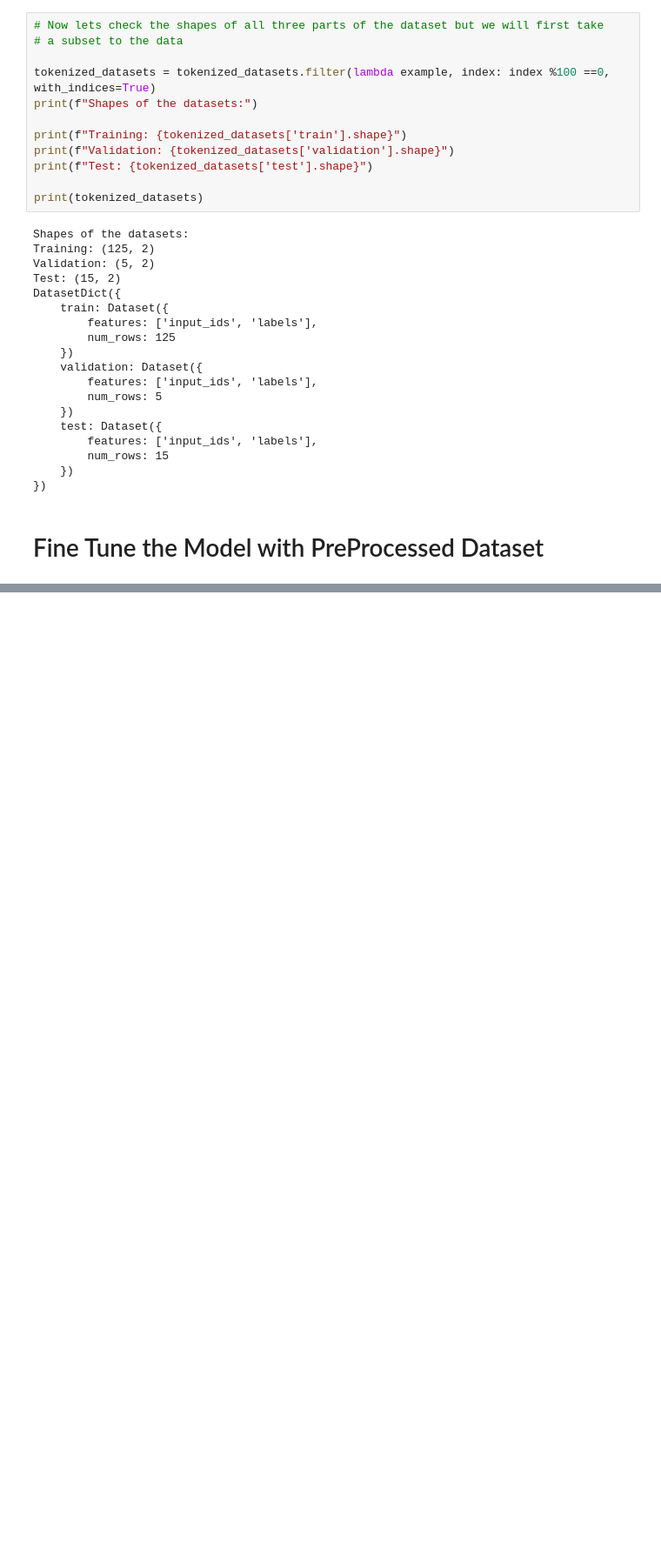
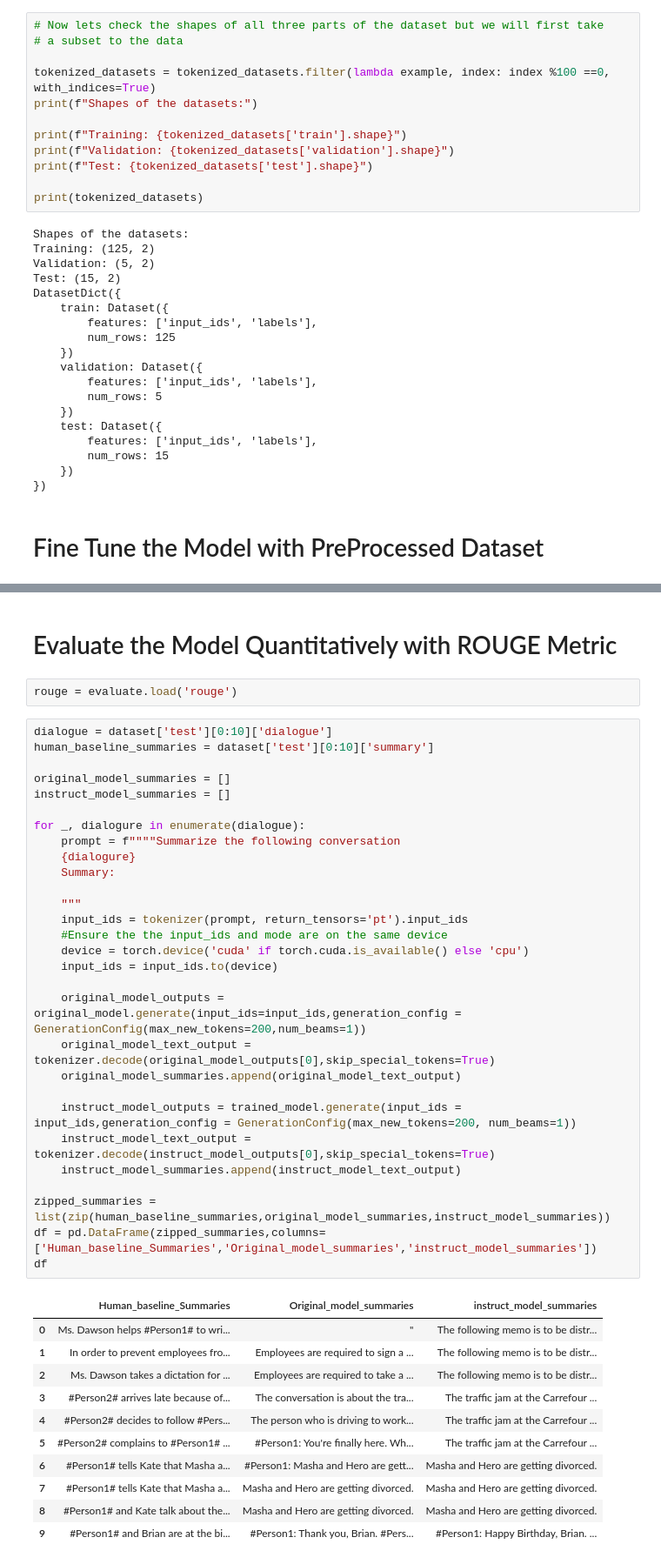
Before and after one commit to code4geoai/llm, a Jupyter notebook: FineTuning1.ipynb, the cells around one changed output, grey strips where cells are left out. Shown at 87% size. Saved outputs shown, nothing was run; the diff lists cells and outputs as text; blank space fills up the shorter version.

Commit message:
Instruction base Fine Tuning Completed, Next is PEFT

```diff
--- a/FineTuning1.ipynb
+++ b/FineTuning1.ipynb
@@ -245,0 +293,45 @@ trained_model = AutoModelForSeq2SeqLM.from_pretrained(trained_model_dir)
+# %% [markdown]
+# Evaluate the Model Quantitatively with ROUGE Metric
+# %%
+rouge = evaluate.load('rouge')
+# %%
+dialogue = dataset['test'][0:10]['dialogue']
+human_baseline_summaries = dataset['test'][0:10]['summary']
+
+original_model_summaries = []
+instruct_model_summaries = []
+
+for _, dialogure in enumerate(dialogue):
+    prompt = f""""Summarize the following conversation
+    {dialogure}
+    Summary:
+
+    """
+    input_ids = tokenizer(prompt, return_tensors='pt').input_ids
+    #Ensure the the input_ids and mode are on the same device
+    device = torch.device('cuda' if torch.cuda.is_available() else 'cpu')
+    input_ids = input_ids.to(device)
+
+    original_model_outputs = original_model.generate(input_ids=input_ids,generation_config = GenerationConfig(max_new_tokens=200,num_beams=1))
+    original_model_text_output = tokenizer.decode(original_model_outputs[0],skip_special_tokens=True)
+    original_model_summaries.append(original_model_text_output)
+
+    instruct_model_outputs = trained_model.generate(input_ids = input_ids,generation_config = GenerationConfig(max_new_tokens=200, num_beams=1))
+    instruct_model_text_output = tokenizer.decode(instruct_model_outputs[0],skip_special_tokens=True)
+    instruct_model_summaries.append(instruct_model_text_output)
+
+zipped_summaries = list(zip(human_baseline_summaries,original_model_summaries,instruct_model_summaries))
+df = pd.DataFrame(zipped_summaries,columns=['Human_baseline_Summaries','Original_model_summaries','instruct_model_summaries'])
+df
+# %% [output]
+|  | Human_baseline_Summaries | Original_model_summaries | instruct_model_summaries |
+| 0 | Ms. Dawson helps #Person1# to wri... | " | The following memo is to be distr... |
+| 1 | In order to prevent employees fro... | Employees are required to sign a ... | The following memo is to be distr... |
+| 2 | Ms. Dawson takes a dictation for ... | Employees are required to take a ... | The following memo is to be distr... |
+| 3 | #Person2# arrives late because of... | The conversation is about the tra... | The traffic jam at the Carrefour ... |
+| 4 | #Person2# decides to follow #Pers... | The person who is driving to work... | The traffic jam at the Carrefour ... |
+| 5 | #Person2# complains to #Person1# ... | #Person1: You're finally here. Wh... | The traffic jam at the Carrefour ... |
+| 6 | #Person1# tells Kate that Masha a... | #Person1: Masha and Hero are gett... | Masha and Hero are getting divorced. |
+| 7 | #Person1# tells Kate that Masha a... | Masha and Hero are getting divorced. | Masha and Hero are getting divorced. |
+| 8 | #Person1# and Kate talk about the... | Masha and Hero are getting divorced. | Masha and Hero are getting divorced. |
+| 9 | #Person1# and Brian are at the bi... | #Person1: Thank you, Brian. #Pers... | #Person1: Happy Birthday, Brian. ... |
```
Also changed, not shown: parts of 7 cells of this notebook, 1 other file.
